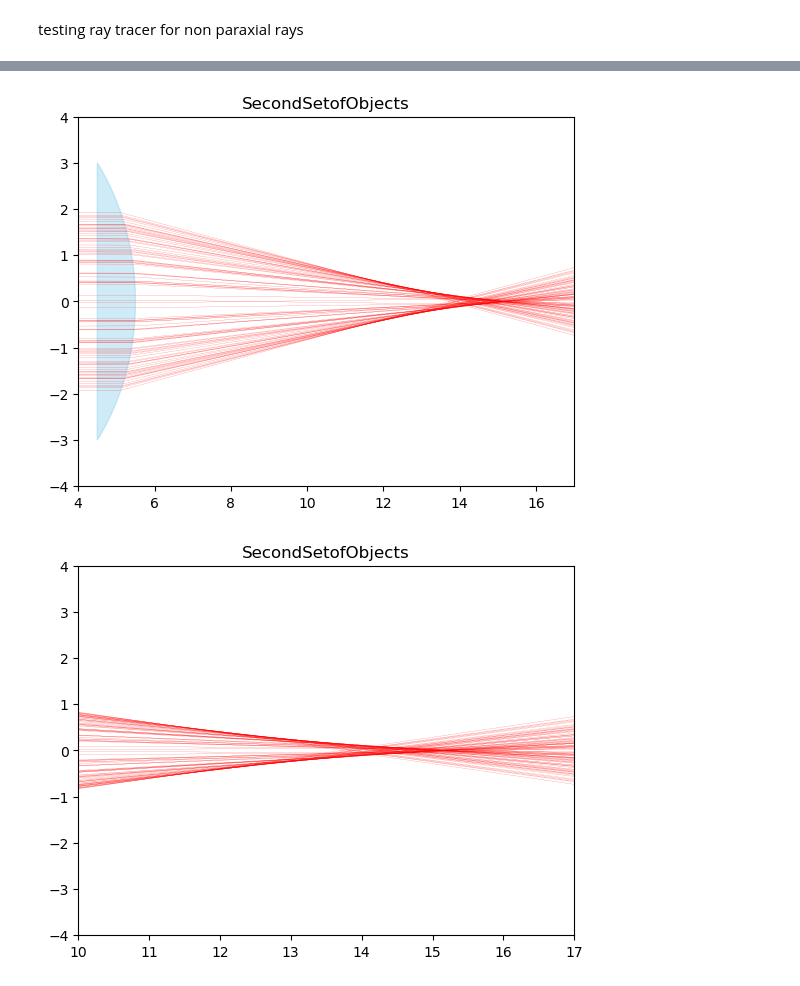
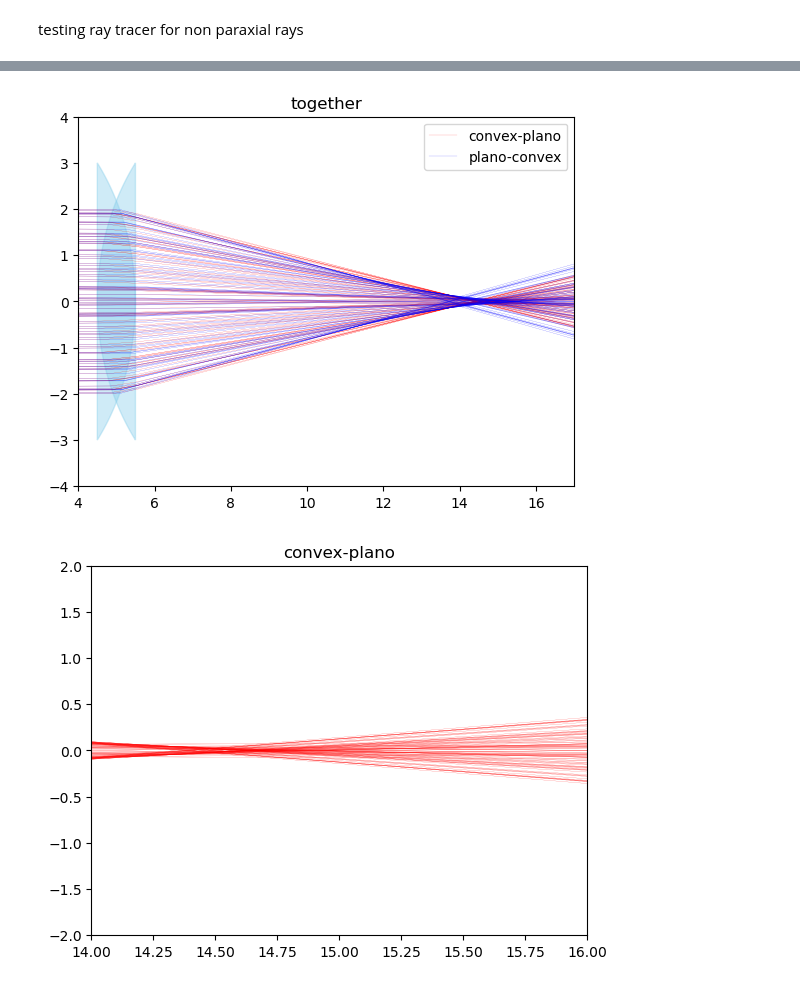
Before and after one commit to jus910/Ray-Tracing, a Jupyter notebook: CurrentTesting.ipynb, the cells around one changed output, grey strips where cells are left out. Drawn from its saved outputs; the diff is of its cells as text; code cells hidden in the pictures.

Commit message:
plano convex vs convex plano

```diff
--- a/CurrentTesting.ipynb
+++ b/CurrentTesting.ipynb
@@ -295,7 +321,17 @@ plotEverything(SecondSetofObjects,"SecondSetofObjects")
 # %%
-plotEverything(firstSetofObjects,"firstSetofObjects",xlim=(4,17),ylim=(-4,4))
-plotEverything(firstSetofObjects,"firstSetofObjects",xlim=(10,17),ylim=(-4,4))
+plotEverything(firstSetofObjects,"convex-plano",color='r',xlim=(4,17),ylim=(-4,4))
+plotEverything(SecondSetofObjects,"plano-convex",color='b',xlim=(4,17),ylim=(-4,4))
+plotMultipleObjects((firstSetofObjects,'r','convex-plano'),
+                    (SecondSetofObjects,'b','plano-convex'),
+                    title='together',
+                    xlim=(4,17),
+                    ylim=(-4,4))
 
-plotEverything(SecondSetofObjects,"SecondSetofObjects",xlim=(4,17),ylim=(-4,4))
-plotEverything(SecondSetofObjects,"SecondSetofObjects",xlim=(10,17),ylim=(-4,4))
+plotEverything(firstSetofObjects,"convex-plano",color='r',xlim=(14,16),ylim=(-2,2))
+plotEverything(SecondSetofObjects,"plano-convex",color='b',xlim=(14,16),ylim=(-2,2))
+plotMultipleObjects((firstSetofObjects,'r','curved side facing collimated beam'),
+                    (SecondSetofObjects,'b','flat side facing collimated beam'),
+                    title='together',
+                    xlim=(14,16),
+                    ylim=(-2,2))
 # %% [output]
@@ -304,2 +340,2 @@ plotEverything(SecondSetofObjects,"SecondSetofObjects",xlim=(10,17),ylim=(-4,4))
-[figure, old version]
+[figure, new version]
-[figure, old version]
+[figure, new version]
```
Also changed, not shown: parts of 5 cells of this notebook.
